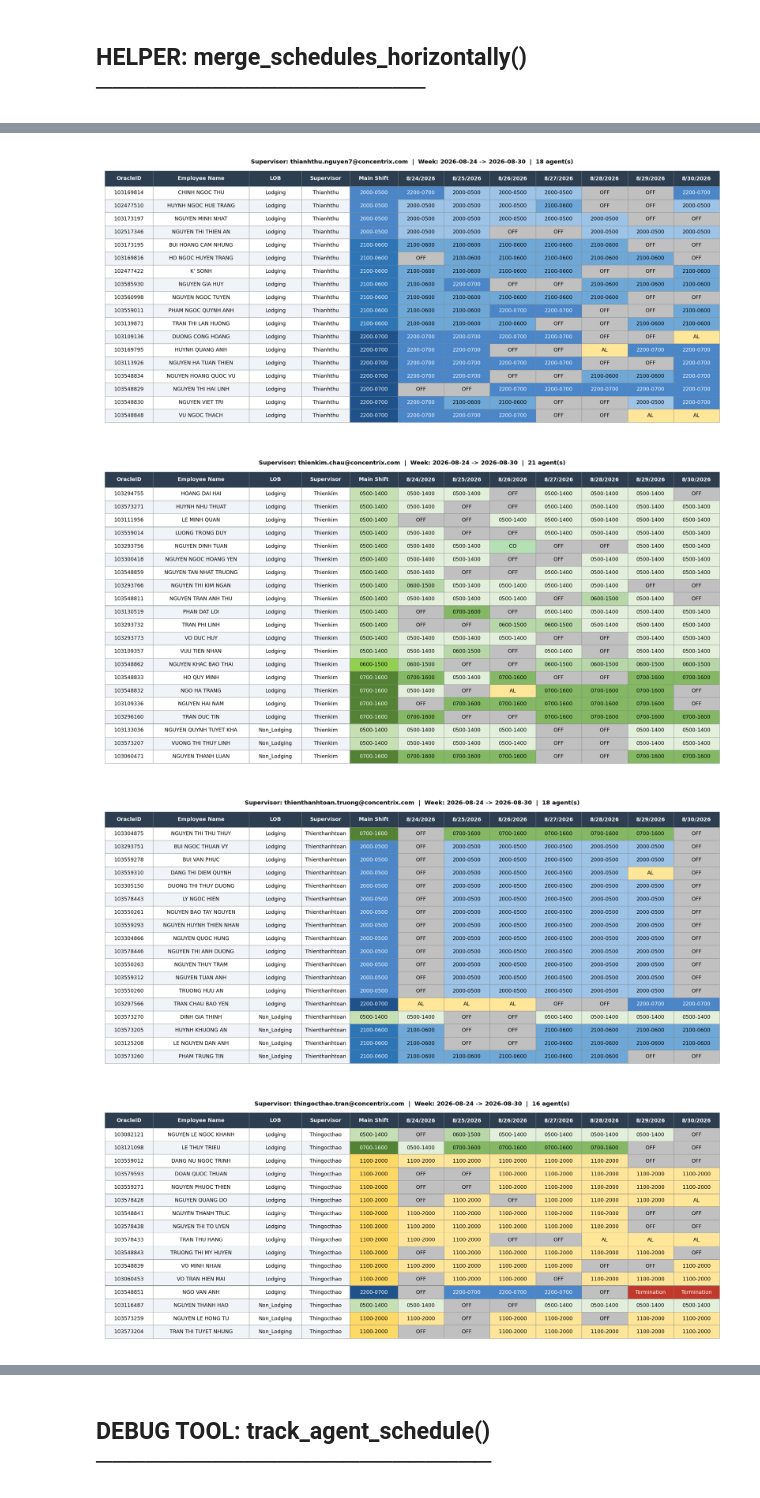
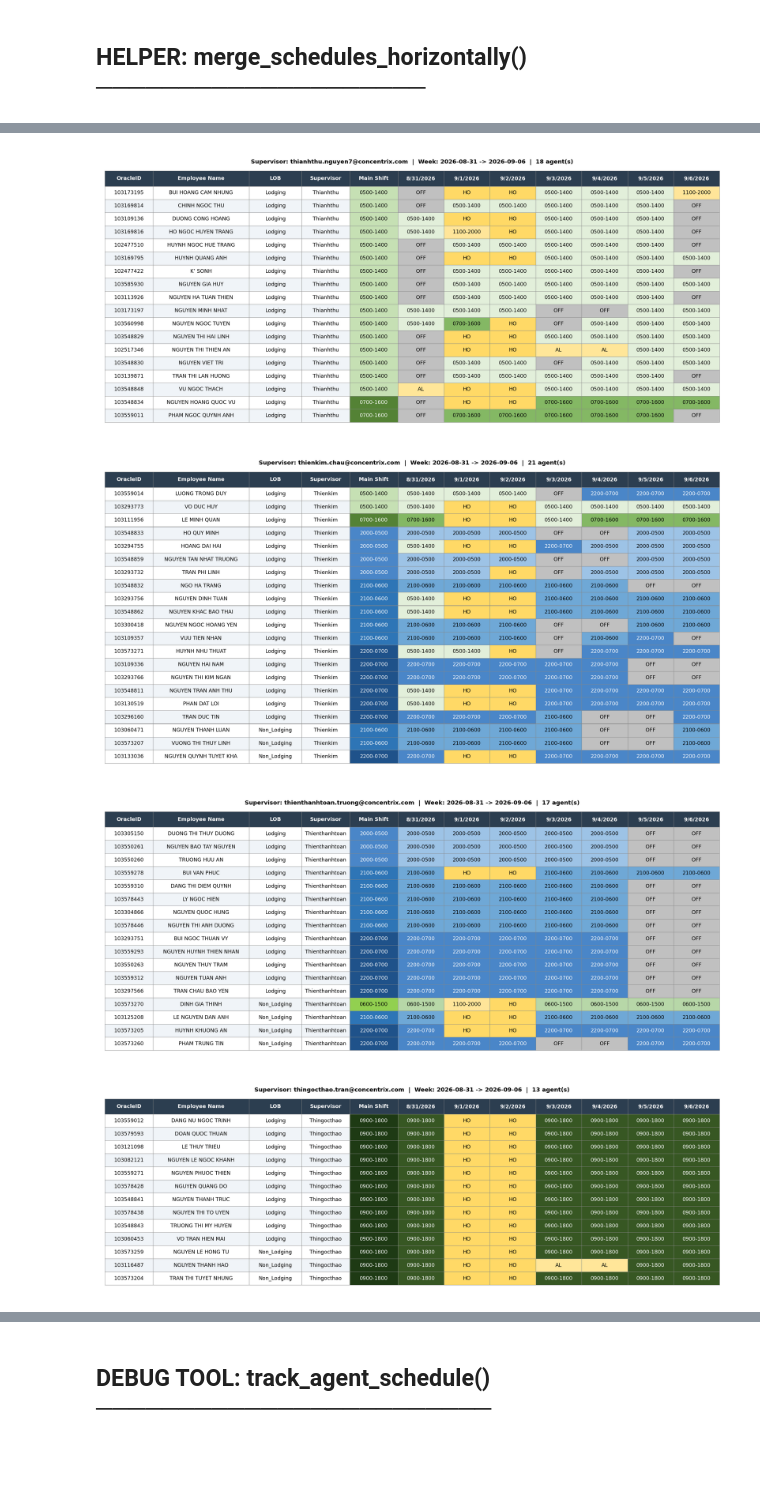
Before and after one commit to NguyenHuuChinh1998/CODE, a Jupyter notebook: Schedule_Tool_optimized.ipynb, the cells around one changed output, grey strips where cells are left out. Cells and saved outputs as stored; diff of their text form; code cells hidden in the pictures; blank space fills up the shorter version.

```diff
--- a/Schedule_Tool_optimized.ipynb
+++ b/Schedule_Tool_optimized.ipynb
@@ -246,9 +246,9 @@ if not os.path.exists(BASE):
 # ------------------------------------------------------------------------------
 # ✏️  CHANGE THESE TWO VALUES EVERY WEEK
 # ------------------------------------------------------------------------------
-WEEK        = "Schedule_2026_08_24"   # Format: Schedule_YYYY_MM_DD (Monday)
+WEEK        = "Schedule_2026_08_31"   # Format: Schedule_YYYY_MM_DD (Monday)
 VN_TEAM_FILE = (                       # ✏️ Update filename each week
-    f"{BASE}/Schedule/Schedule (RTA version)/2026/Schedule_WB0824.xlsx"
+    f"{BASE}/Schedule/Schedule (RTA version)/2026/Schedule_WB0831.xlsx"
 )
 # Pattern: Schedule_WB{MMDD}.xlsx  e.g. week 18-May → Schedule_WB0518.xlsx
 
@@ -460,7 +460,7 @@ else:
 print("=" * 80)
 
 # ── 4. RESTORE DOMINANT SHIFT ────────────────────────────────────────────────
-LEAVE_CODES_RESTORE = {"PTO", "PAID LEAVE", "UNPAID LEAVE", "HOLIDAY", "AL", "CO", "HO", "LWP", "LEAVE"}
+LEAVE_CODES_RESTORE = {"PTO", "PAID LEAVE", "UNPAID LEAVE", "AL", "CO", "LWP", "LEAVE"}
 
 def restore_dominant_shift(df: pd.DataFrame, date_cols: list) -> pd.DataFrame:
     """
@@ -960,9 +941,7 @@ import numpy as np
 import re
 from pathlib import Path
 
-
-NON_SHIFT_VALUES = {"OFF", "", "TERMINATION", "WO", "NAN"}
-
+NON_SHIFT_VALUES = {"OFF", "", "TERMINATION", "WO", "NAN", "AL", "CO", "HO", "LWP"}
 
 def classify_shift(value: str) -> str | None:
     if not isinstance(value, str):
@@ -1165,8 +1144,16 @@ def merge_schedules_horizontally(
     master_df[all_date_cols] = df_d
 
     is_mgr = master_df["IEX ID"].isna()
-    master_df.loc[~is_mgr, all_date_cols] = master_df.loc[~is_mgr, all_date_cols].fillna("OFF")
-    master_df.loc[is_mgr,  all_date_cols] = master_df.loc[is_mgr,  all_date_cols].fillna("")
+
+    LEAVE_PRESERVE = {"HO", "AL", "CO", "LWP", "WO", "Termination"}
+
+    def _safe_fill(val, fill_value: str) -> str:
+        if pd.isna(val) or str(val).strip() in ("", "nan", "NaN"):
+            return fill_value
+        return val
+
+    master_df.loc[~is_mgr, all_date_cols] = (master_df.loc[~is_mgr, all_date_cols].applymap(lambda v: _safe_fill(v, "OFF")))
+    master_df.loc[is_mgr, all_date_cols] = (master_df.loc[is_mgr, all_date_cols].applymap(lambda v: _safe_fill(v, "")))
 
     master_df = master_df.dropna(subset=["OracleID", "Employee Name"])
 
@@ -1492,11 +1487,12 @@ MAIN_SHIFT_COLOR_MAP = {
 }
 
 SPECIAL_COLORS = {
-    "OFF":  "#C0C0C0",
-    "WO":   "#C0C0C0",
-    "AL":   "#FFE699",
-    "LWP":  "#F4B942",
-    "CO":   "#B4E0B4",
+    "OFF":         "#C0C0C0",
+    "WO":          "#C0C0C0",
+    "AL":          "#FFE699",
+    "LWP":         "#F4B942",
+    "CO":          "#B4E0B4",
+    "HO":          "#FFD966",
     "TERMINATION": "#C0392B",
 }
 
@@ -1711,4 +1707,4 @@ else:
-[figure, old version]
+[figure, new version]
-[figure, old version]
+[figure, new version]
-[figure, old version]
+[figure, new version]
-[figure, old version]
+[figure, new version]
```
Also changed, not shown: parts of 10 cells of this notebook, 27 other files.
